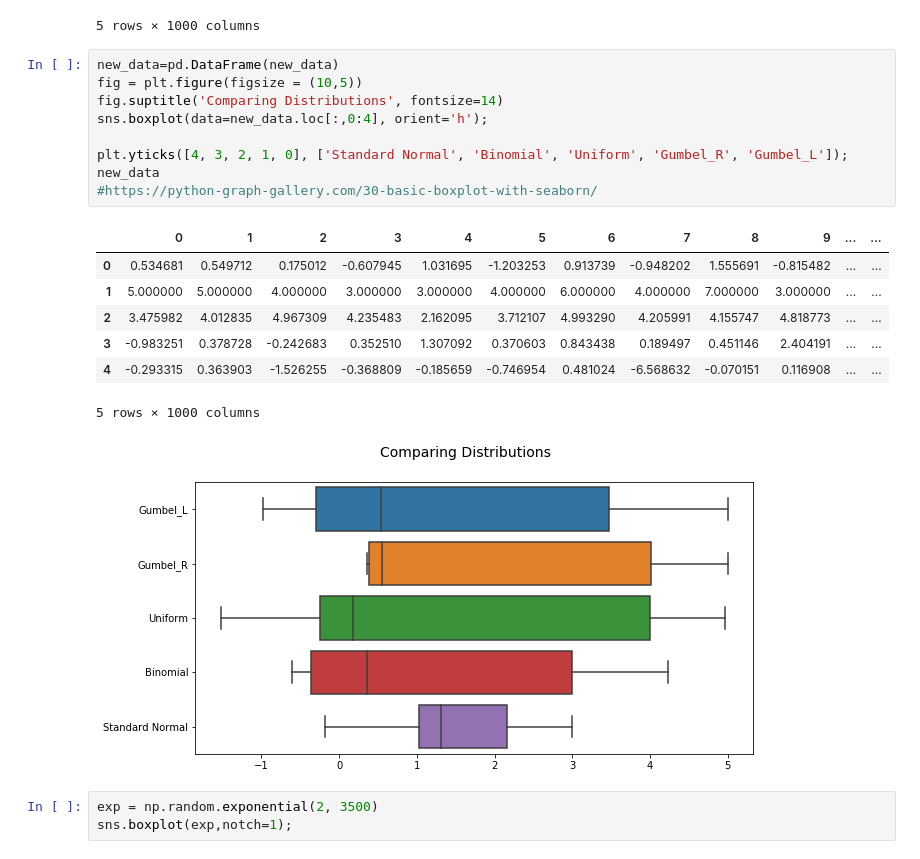
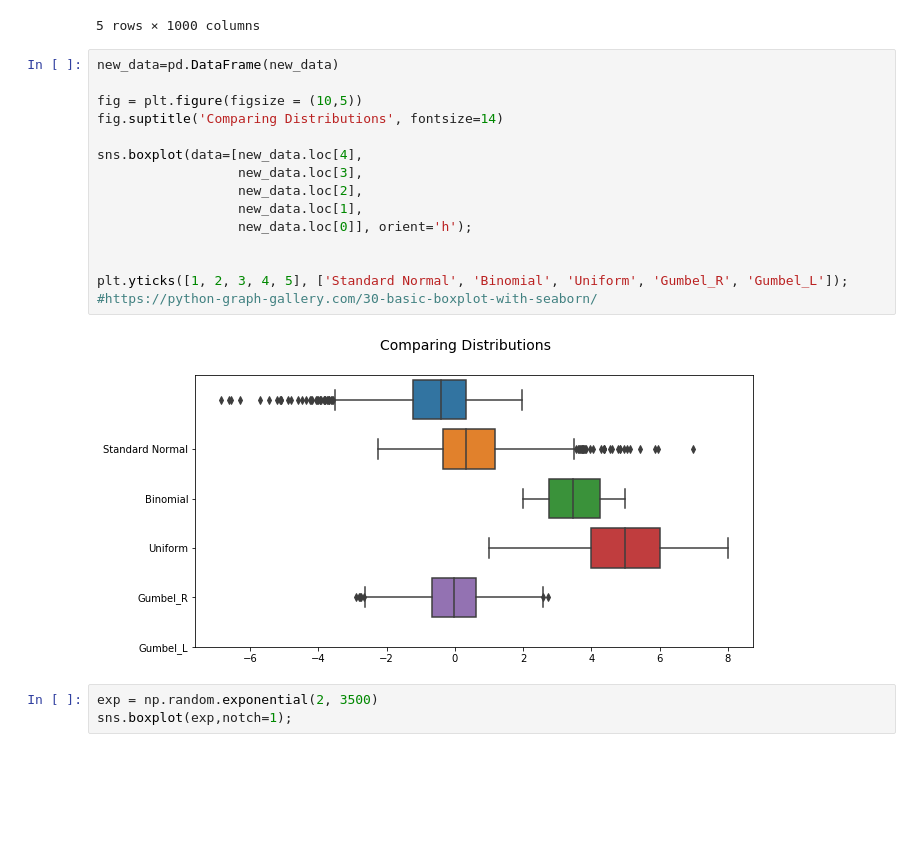
Before and after one commit to MarionMcG/fundamentals_data_analysis, a Jupyter notebook: boxplots.ipynb, the cells around one changed output. Cells and saved outputs as stored; diff of their text form; blank space fills up the shorter version.

```diff
--- a/boxplots.ipynb
+++ b/boxplots.ipynb
@@ -305,22 +305,21 @@ new_data
 5 rows × 1000 columns
 # %%
 new_data=pd.DataFrame(new_data)
+
 fig = plt.figure(figsize = (10,5))
 fig.suptitle('Comparing Distributions', fontsize=14)
-sns.boxplot(data=new_data.loc[:,0:4], orient='h');
 
-plt.yticks([4, 3, 2, 1, 0], ['Standard Normal', 'Binomial', 'Uniform', 'Gumbel_R', 'Gumbel_L']);
-new_data
+sns.boxplot(data=[new_data.loc[4],
+                  new_data.loc[3],
+                  new_data.loc[2],
+                  new_data.loc[1],
+                  new_data.loc[0]], orient='h');
+
+
+plt.yticks([1, 2, 3, 4, 5], ['Standard Normal', 'Binomial', 'Uniform', 'Gumbel_R', 'Gumbel_L']);
 #https://python-graph-gallery.com/30-basic-boxplot-with-seaborn/
 # %% [output]
-|  | 0 | 1 | 2 | 3 | 4 | 5 | 6 | 7 | 8 | 9 | ... | ... |
-| 0 | 0.534681 | 0.549712 | 0.175012 | -0.607945 | 1.031695 | -1.203253 | 0.913739 | -0.948202 | 1.555691 | -0.815482 | ... | ... |
-| 1 | 5.000000 | 5.000000 | 4.000000 | 3.000000 | 3.000000 | 4.000000 | 6.000000 | 4.000000 | 7.000000 | 3.000000 | ... | ... |
-| 2 | 3.475982 | 4.012835 | 4.967309 | 4.235483 | 2.162095 | 3.712107 | 4.993290 | 4.205991 | 4.155747 | 4.818773 | ... | ... |
-| 3 | -0.983251 | 0.378728 | -0.242683 | 0.352510 | 1.307092 | 0.370603 | 0.843438 | 0.189497 | 0.451146 | 2.404191 | ... | ... |
-| 4 | -0.293315 | 0.363903 | -1.526255 | -0.368809 | -0.185659 | -0.746954 | 0.481024 | -6.568632 | -0.070151 | 0.116908 | ... | ... |
-5 rows × 1000 columns
-[figure, old version]
+[figure, new version]
 # %%
 exp = np.random.exponential(2, 3500)
 sns.boxplot(exp,notch=1);
```
